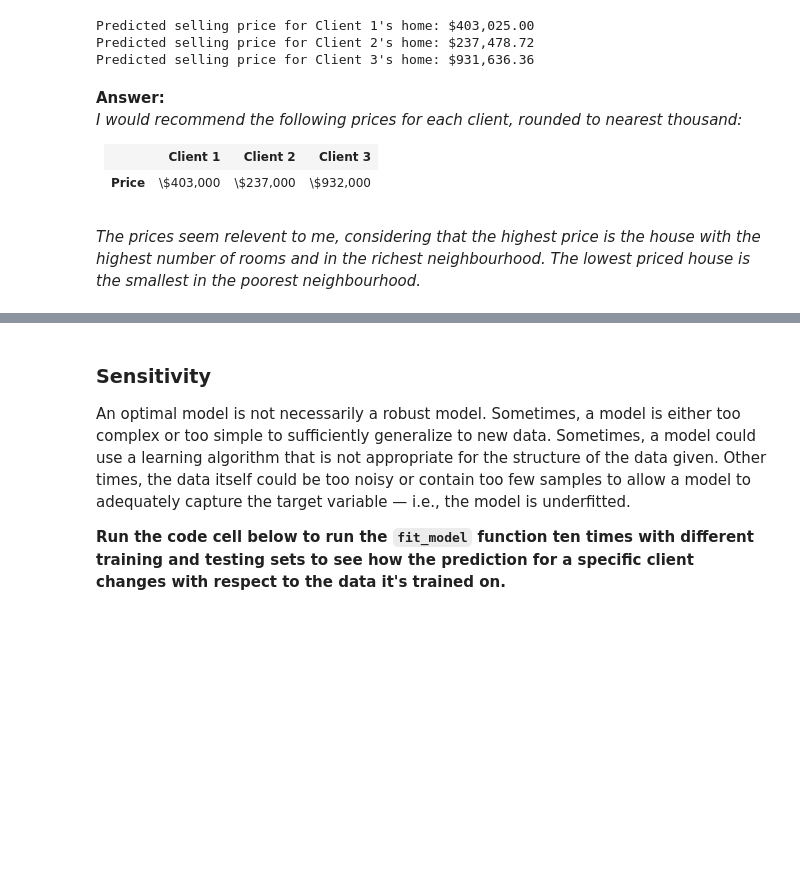
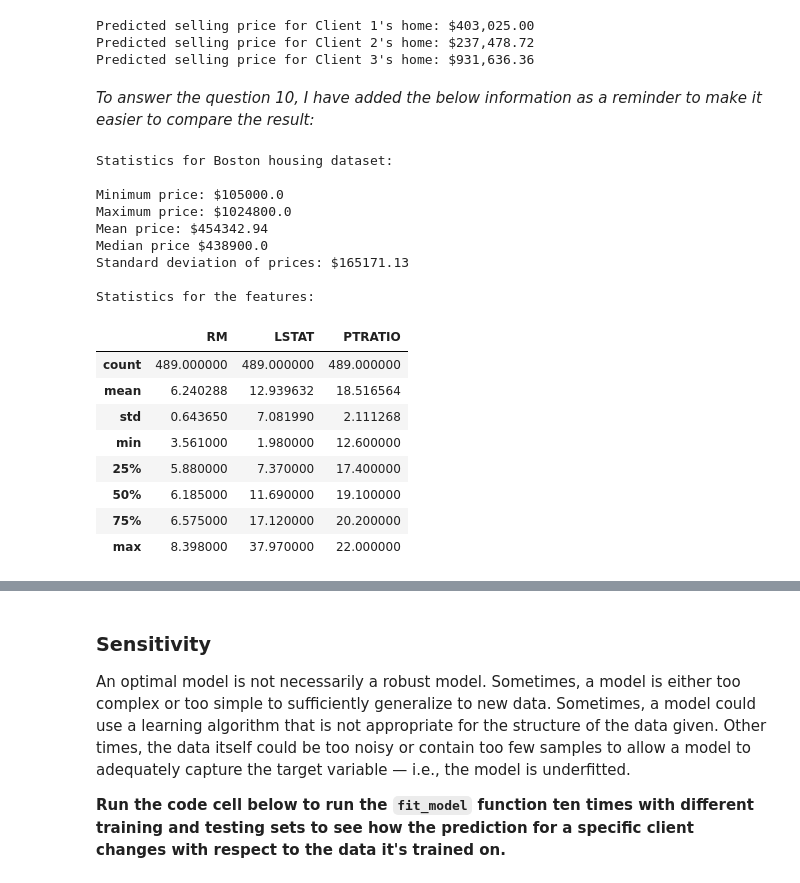
Before and after one commit to niklas-joh/Machine-Learning-Project-Model-Evaluation-and-Validation, a Jupyter notebook: boston_housing_project_submission.ipynb, the cells around one changed output, grey strips where cells are left out. Drawn from its saved outputs; the diff is of its cells as text; code cells hidden in the pictures; blank space fills up the shorter version.

```diff
--- a/boston_housing_project_submission.ipynb
+++ b/boston_housing_project_submission.ipynb
@@ -56,27 +56,27 @@ In the code cell below, you will need to implement the following:
   - Store each calculation in their respective variable.
 # %%
 # TODO: Minimum price of the data
-minimum_price = prices.min()
+minimum_price = np.min(prices)
 
 # TODO: Maximum price of the data
-maximum_price = prices.max()
+maximum_price = np.max(prices)
 
 # TODO: Mean price of the data
-mean_price = prices.mean()
+mean_price = np.mean(prices)
 
 # TODO: Median price of the data
-median_price = prices.median()
+median_price = np.median(prices)
 
 # TODO: Standard deviation of prices of the data
-std_price = prices.std()
+std_price = np.std(prices)
 
 # Show the calculated statistics
 print("Statistics for Boston housing dataset:\n")
 print("Minimum price: ${}".format(minimum_price))
 print("Maximum price: ${}".format(maximum_price))
-print("Mean price: ${}".format(mean_price))
+print("Mean price: ${:.2f}".format(mean_price))
 print("Median price ${}".format(median_price))
-print("Standard deviation of prices: ${}".format(std_price))
+print("Standard deviation of prices: ${:.2f}".format(std_price))
 # %% [output]
 Statistics for Boston housing dataset:
 
@@ -431,23 +433,33 @@ for i, price in enumerate(reg.predict(client_data)):
 Predicted selling price for Client 1's home: $403,025.00
 Predicted selling price for Client 2's home: $237,478.72
 Predicted selling price for Client 3's home: $931,636.36
-# %% [markdown]
-**Answer:**
-<br />
-_I would recommend the following prices for each client, rounded to nearest thousand:_
-<table>
-    <tr>
-        <th></th>
-        <th>Client 1</th>
-        <th>Client 2</th>
-        <th>Client 3</th>
-    </tr>
-    <tr>
-        <th>Price</th>
-        <td>\$403,000</td>
-        <td>\$237,000</td>
-        <td>\$932,000</td>
-    </tr>
-</table>
-<br />
-<p style="font-style:italic;">The prices seem relevent to me, considering that the highest price is the house with the highest number of rooms and in the richest neighbourhood. The lowest priced house is the smallest in the poorest neighbourhood.</p>
+# %% [markdown]
+_To answer the question 10, I have added the below information as a reminder to make it easier to compare the result:_
+# %%
+print("Statistics for Boston housing dataset:\n")
+print("Minimum price: ${}".format(minimum_price))
+print("Maximum price: ${}".format(maximum_price))
+print("Mean price: ${:.2f}".format(mean_price))
+print("Median price ${}".format(median_price))
+print("Standard deviation of prices: ${:.2f}".format(std_price))
+print("\nStatistics for the features:\n")
+features.describe()
+# %% [output]
+Statistics for Boston housing dataset:
+
+Minimum price: $105000.0
+Maximum price: $1024800.0
+Mean price: $454342.94
+Median price $438900.0
+Standard deviation of prices: $165171.13
+
+Statistics for the features:
+|  | RM | LSTAT | PTRATIO |
+| count | 489.000000 | 489.000000 | 489.000000 |
+| mean | 6.240288 | 12.939632 | 18.516564 |
+| std | 0.643650 | 7.081990 | 2.111268 |
+| min | 3.561000 | 1.980000 | 12.600000 |
+| 25% | 5.880000 | 7.370000 | 17.400000 |
+| 50% | 6.185000 | 11.690000 | 19.100000 |
+| 75% | 6.575000 | 17.120000 | 20.200000 |
+| max | 8.398000 | 37.970000 | 22.000000 |
```
Also changed, not shown: parts of 6 cells of this notebook, 1 other file.
